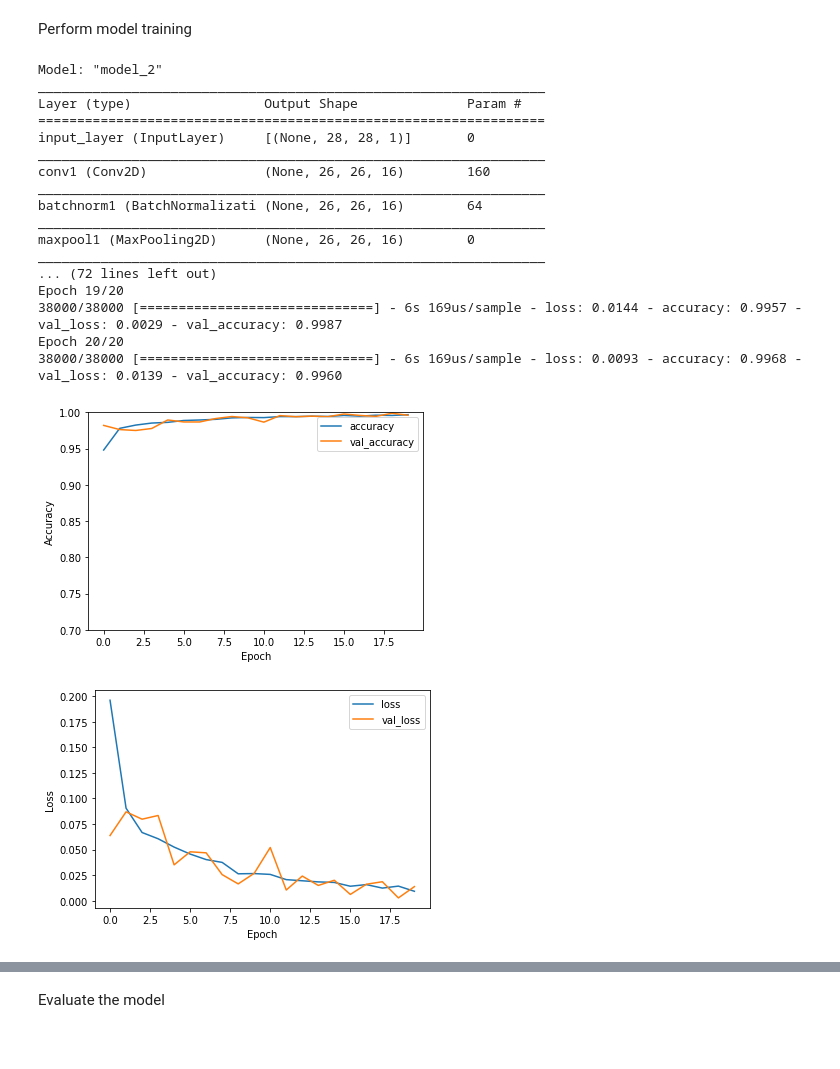
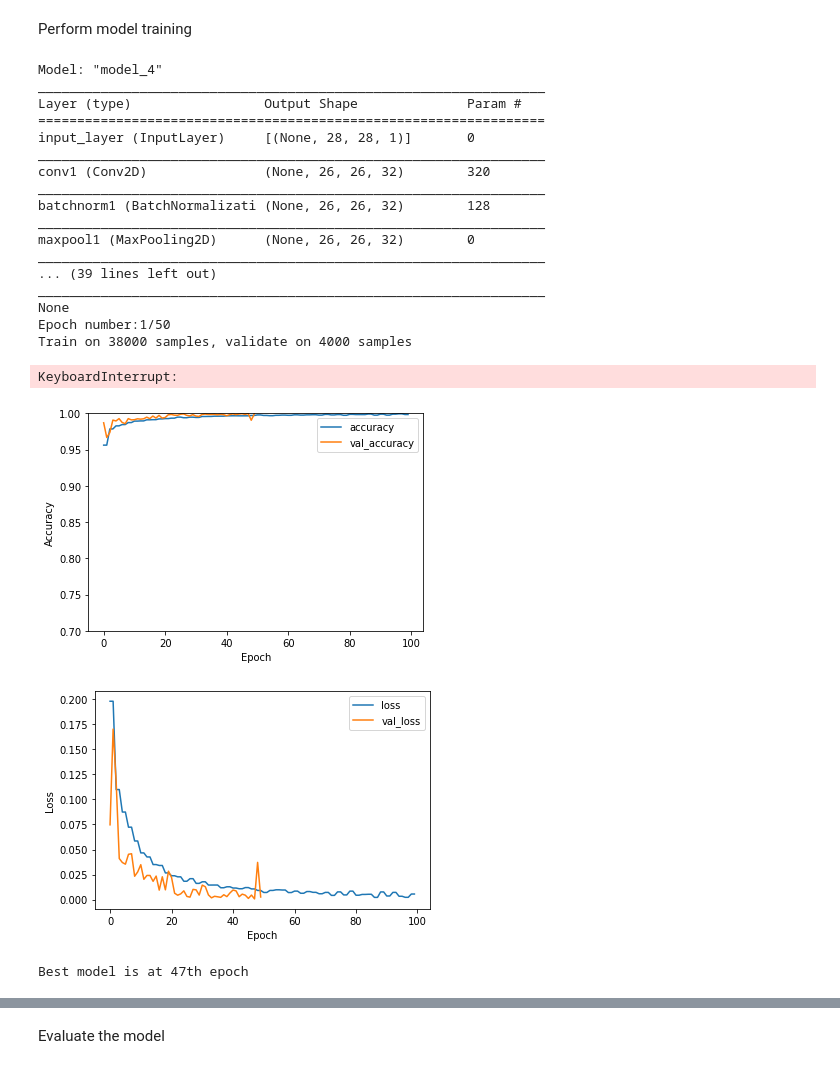
Before and after one commit to zoro666/DigitRecognizer, a Jupyter notebook: train.ipynb, the cells around one changed output, grey strips where cells are left out. Cells and saved outputs as stored; diff of their text form; code cells hidden in the pictures.

Commit message:
Add the training ipython notebook

```diff
--- a/train.ipynb
+++ b/train.ipynb
@@ -104,13 +122,14 @@ def build_model(input_shape, kernel_list, learn_rate, output_shape):
 # Parameters and hyperparameters of the model
 output_shape = len(np.unique(ytrain))
 input_shape = np.shape(xtrain[0,:,:,:])
-kernel_list = [[16, (3,3), (1,1)],
+kernel_list = [[32, (3,3), (1,1)],
               [32, (3,3), (2,2)],
+                [32, (3,3), (1,1)],
               [32, (3,3), (1,1)],
               [64, (3,3), (1,1)],
-              [64, (3,3), (1,1)]]
+               [64, (3,3), (1,1)]]
 learn_rate = 5*10**-4
-num_iterr = 20
+num_iterr = 50
 batch_size = 32
 # %%
 def train_model(xtrain, ylabel_tr, xval, ylabel_val, input_shape, kernel_list, learn_rate, output_shape, num_iterr, batch_size=32):
@@ -149,50 +193,59 @@ def train_model(xtrain, ylabel_tr, xval, ylabel_val, input_shape, kernel_list, l
 # %% [markdown]
 Perform model training
 # %%
-model, history = train_model(xtrain,
-                              ylabel_tr,
-                              xval,
-                              ylabel_val,
-                              input_shape,
-                            kernel_list,
-                            learn_rate,
-                            output_shape,
-                            num_iterr,
-                            batch_size)
+model_wt_dict, loss_list, accuracy_list, val_loss_list, val_acc_list = train_model(xtrain,
+                                                                            ylabel_tr,
+                                                                            xval,
+                                                                            ylabel_val,
+                                                                            input_shape,
+                                                                            kernel_list,
+                                                                            learn_rate,
+                                                                            output_shape,
+                                                                            num_iterr,
+                                                                            batch_size)
 # %% [output]
-Model: "model_2"
+Model: "model_4"
 _________________________________________________________________
 Layer (type)                 Output Shape              Param #
 =================================================================
 input_layer (InputLayer)     [(None, 28, 28, 1)]       0
 _________________________________________________________________
-conv1 (Conv2D)               (None, 26, 26, 16)        160
+conv1 (Conv2D)               (None, 26, 26, 32)        320
 _________________________________________________________________
-batchnorm1 (BatchNormalizati (None, 26, 26, 16)        64
+batchnorm1 (BatchNormalizati (None, 26, 26, 32)        128
 _________________________________________________________________
-maxpool1 (MaxPooling2D)      (None, 26, 26, 16)        0
+maxpool1 (MaxPooling2D)      (None, 26, 26, 32)        0
 _________________________________________________________________
-... (72 lines left out)
-Epoch 19/20
-38000/38000 [==============================] - 6s 169us/sample - loss: 0.0144 - accuracy: 0.9957 - val_loss: 0.0029 - val_accuracy: 0.9987
-Epoch 20/20
-38000/38000 [==============================] - 6s 169us/sample - loss: 0.0093 - accuracy: 0.9968 - val_loss: 0.0139 - val_accuracy: 0.9960
+... (39 lines left out)
+_________________________________________________________________
+None
+Epoch number:1/50
+Train on 38000 samples, validate on 4000 samples
+KeyboardInterrupt:
 # %%
-plt.plot(history.history['accuracy'], label='accuracy')
-plt.plot(history.history['val_accuracy'], label='val_accuracy')
+plt.plot(accuracy_list, label='accuracy')
+plt.plot(val_acc_list, label='val_accuracy')
 plt.xlabel('Epoch')
 plt.ylabel('Accuracy')
 plt.ylim([0.7, 1])
 plt.legend(loc='best')
 plt.show()
 # %% [output]
-[figure, old version]
+[figure, new version]
 # %%
-plt.plot(history.history['loss'], label='loss')
-plt.plot(history.history['val_loss'], label='val_loss')
+plt.plot(loss_list, label='loss')
+plt.plot(val_loss_list, label='val_loss')
 plt.xlabel('Epoch')
 plt.ylabel('Loss')
 plt.legend(loc='best')
 plt.show()
 # %% [output]
-[figure, old version]
+[figure, new version]
+# %%
+# Find model with the least validation loss
+index = np.argmin(val_loss_list)
+# Use that index to retrieve model weights
+model_wt = model_wt_dict[index]
+print('Best model is at {0}th epoch'.format(index))
+# %% [output]
+Best model is at 47th epoch
```
Also changed, not shown: parts of 10 cells of this notebook, 1 other file.
